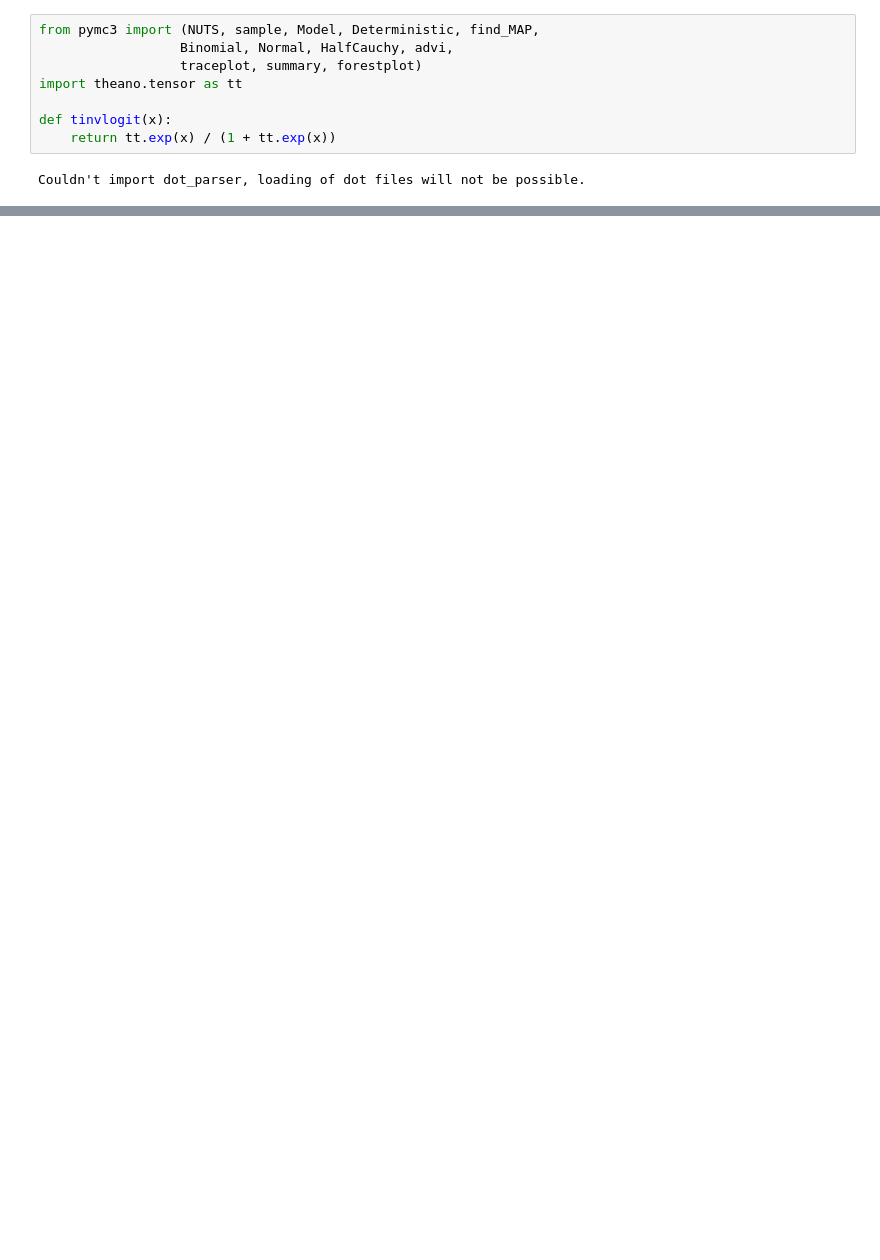
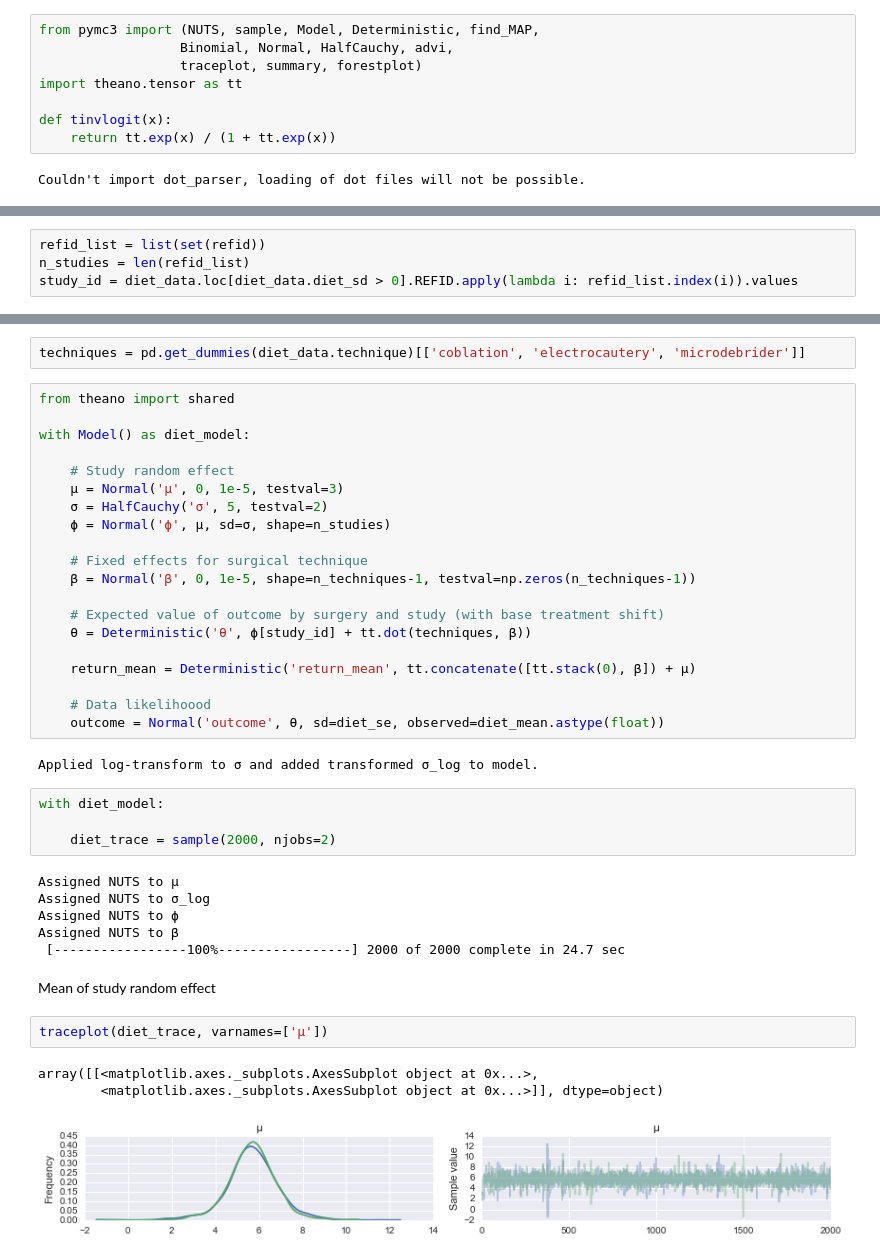
Before and after one commit to VanderbiltPopHealthSci/tonsillectomy_MA, a Jupyter notebook: Tonsillectomy KQ3-4 MA.ipynb, the cells around one changed output, grey strips where cells are left out. Drawn from its saved outputs; the diff is of its cells as text; blank space fills up the shorter version.

Commit message:
Return to diet model

```diff
--- a/Tonsillectomy KQ3-4 MA.ipynb
+++ b/Tonsillectomy KQ3-4 MA.ipynb
@@ -287,0 +314,4 @@ Couldn't import dot_parser, loading of dot files will not be possible.
+# %%
+refid_list = list(set(refid))
+n_studies = len(refid_list)
+study_id = diet_data.loc[diet_data.diet_sd > 0].REFID.apply(lambda i: refid_list.index(i)).values
@@ -287,0 +326,42 @@ Couldn't import dot_parser, loading of dot files will not be possible.
+# %%
+techniques = pd.get_dummies(diet_data.technique)[['coblation', 'electrocautery', 'microdebrider']]
+# %%
+from theano import shared
+
+with Model() as diet_model:
+
+    # Study random effect
+    μ = Normal('μ', 0, 1e-5, testval=3)
+    σ = HalfCauchy('σ', 5, testval=2)
+    ϕ = Normal('ϕ', μ, sd=σ, shape=n_studies)
+
+    # Fixed effects for surgical technique
+    β = Normal('β', 0, 1e-5, shape=n_techniques-1, testval=np.zeros(n_techniques-1))
+
+    # Expected value of outcome by surgery and study (with base treatment shift)
+    θ = Deterministic('θ', ϕ[study_id] + tt.dot(techniques, β))
+
+    return_mean = Deterministic('return_mean', tt.concatenate([tt.stack(0), β]) + μ)
+
+    # Data likelihoood
+    outcome = Normal('outcome', θ, sd=diet_se, observed=diet_mean.astype(float))
+# %% [output]
+Applied log-transform to σ and added transformed σ_log to model.
+# %%
+with diet_model:
+
+    diet_trace = sample(2000, njobs=2)
+# %% [output]
+Assigned NUTS to μ
+Assigned NUTS to σ_log
+Assigned NUTS to ϕ
+Assigned NUTS to β
+ [-----------------100%-----------------] 2000 of 2000 complete in 24.7 sec
+# %% [markdown]
+Mean of study random effect
+# %%
+traceplot(diet_trace, varnames=['μ'])
+# %% [output]
+array([[<matplotlib.axes._subplots.AxesSubplot object at 0x...>,
+        <matplotlib.axes._subplots.AxesSubplot object at 0x...>]], dtype=object)
+[figure, added]
```
Also changed, not shown: parts of 18 cells of this notebook.
